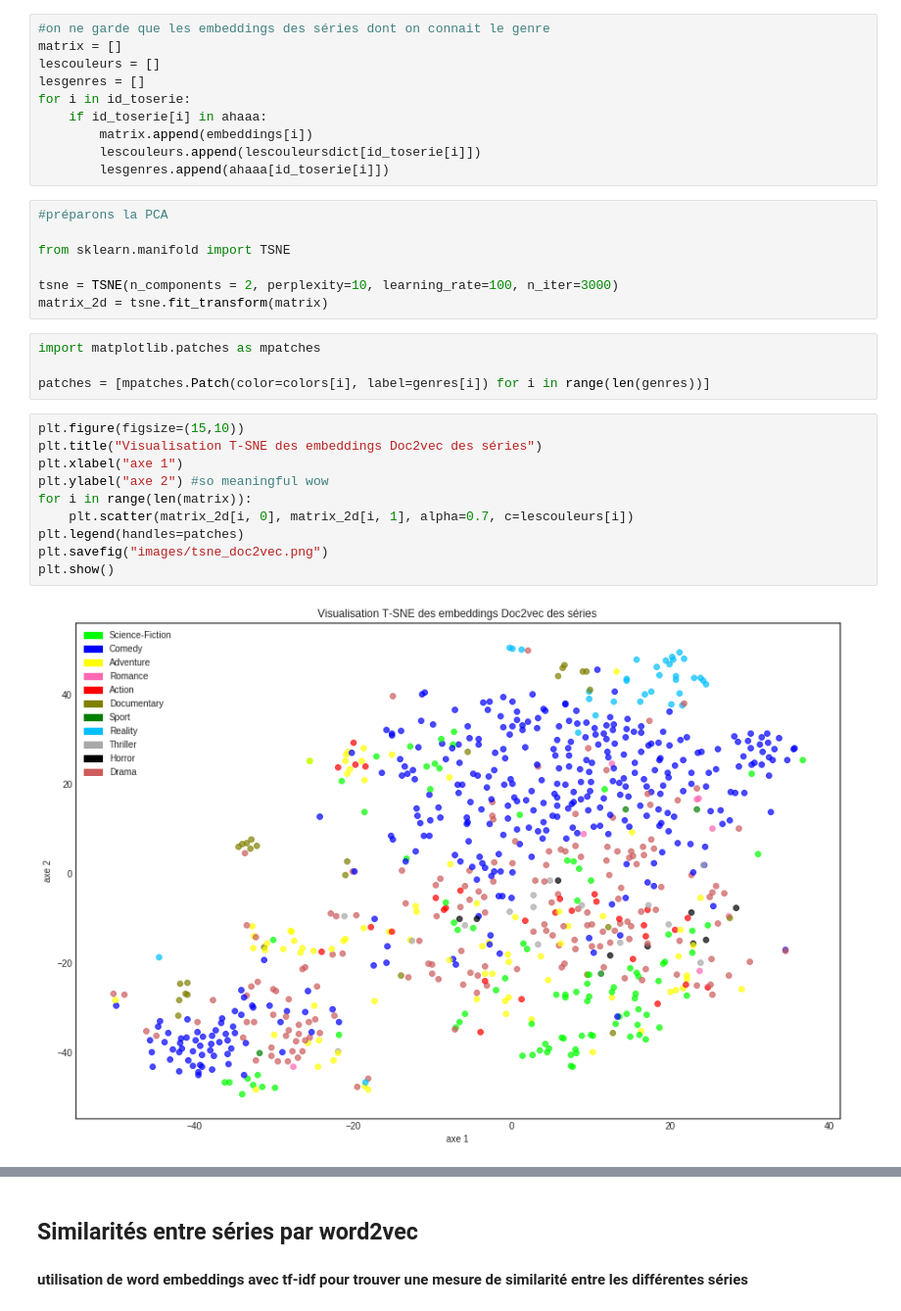
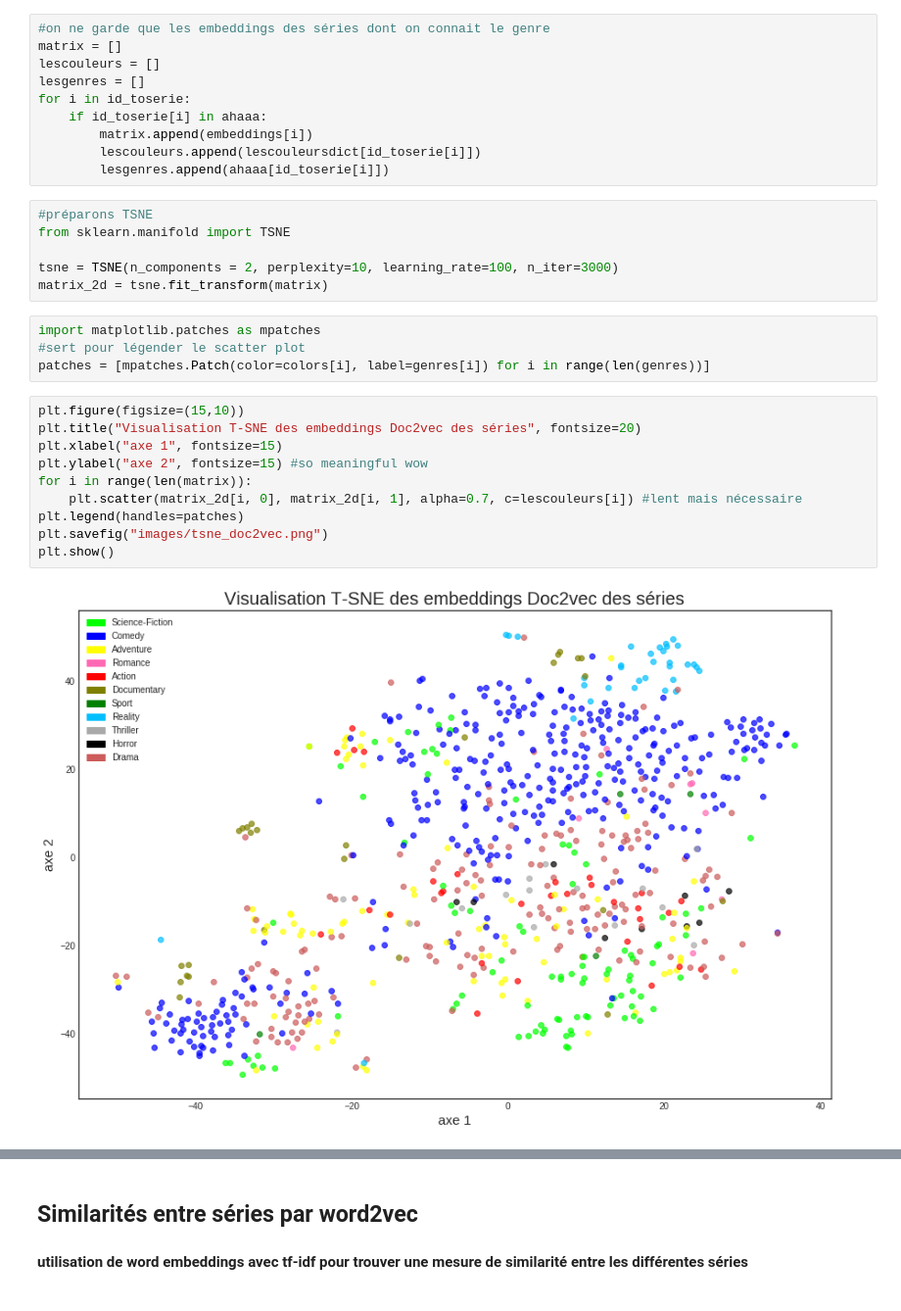
Before and after one commit to ismaelbonneau/movie_recommender, a Jupyter notebook: similarities.ipynb, the cells around one changed output, grey strips where cells are left out. Shown: that part at 98% size. Saved outputs shown, nothing was run; the diff lists cells and outputs as text.

```diff
--- a/similarities.ipynb
+++ b/similarities.ipynb
@@ -521,25 +531,24 @@ for i in id_toserie:
         lescouleurs.append(lescouleursdict[id_toserie[i]])
         lesgenres.append(ahaaa[id_toserie[i]])
 # %%
-#préparons la PCA
-
+#préparons TSNE
 from sklearn.manifold import TSNE
 
 tsne = TSNE(n_components = 2, perplexity=10, learning_rate=100, n_iter=3000)
 matrix_2d = tsne.fit_transform(matrix)
 # %%
 import matplotlib.patches as mpatches
-
+#sert pour légender le scatter plot
 patches = [mpatches.Patch(color=colors[i], label=genres[i]) for i in range(len(genres))]
 # %%
 plt.figure(figsize=(15,10))
-plt.title("Visualisation T-SNE des embeddings Doc2vec des séries")
-plt.xlabel("axe 1")
-plt.ylabel("axe 2") #so meaningful wow
+plt.title("Visualisation T-SNE des embeddings Doc2vec des séries", fontsize=20)
+plt.xlabel("axe 1", fontsize=15)
+plt.ylabel("axe 2", fontsize=15) #so meaningful wow
 for i in range(len(matrix)):
-    plt.scatter(matrix_2d[i, 0], matrix_2d[i, 1], alpha=0.7, c=lescouleurs[i])
+    plt.scatter(matrix_2d[i, 0], matrix_2d[i, 1], alpha=0.7, c=lescouleurs[i]) #lent mais nécessaire
 plt.legend(handles=patches)
 plt.savefig("images/tsne_doc2vec.png")
 plt.show()
 # %% [output]
-[figure, old version]
+[figure, new version]
```
Also changed, not shown: parts of 6 cells of this notebook.
